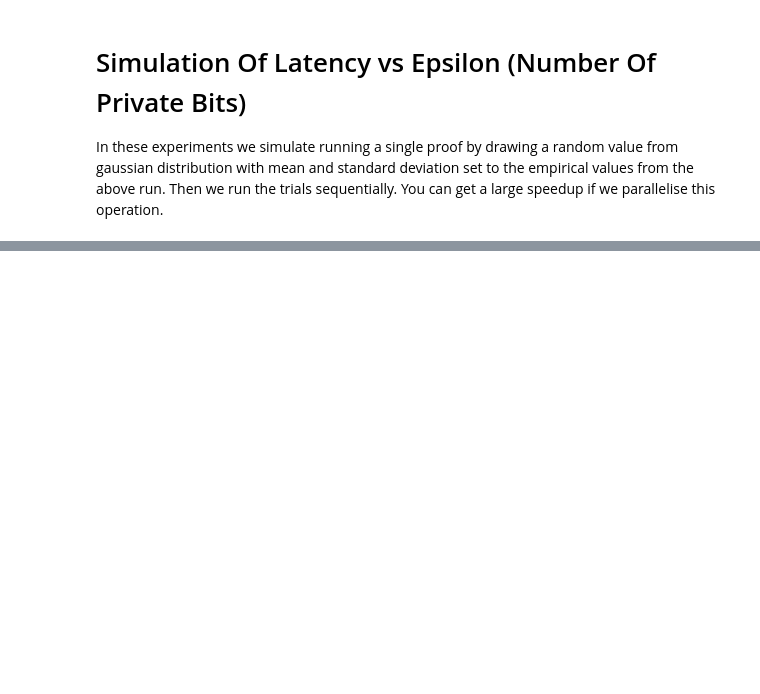
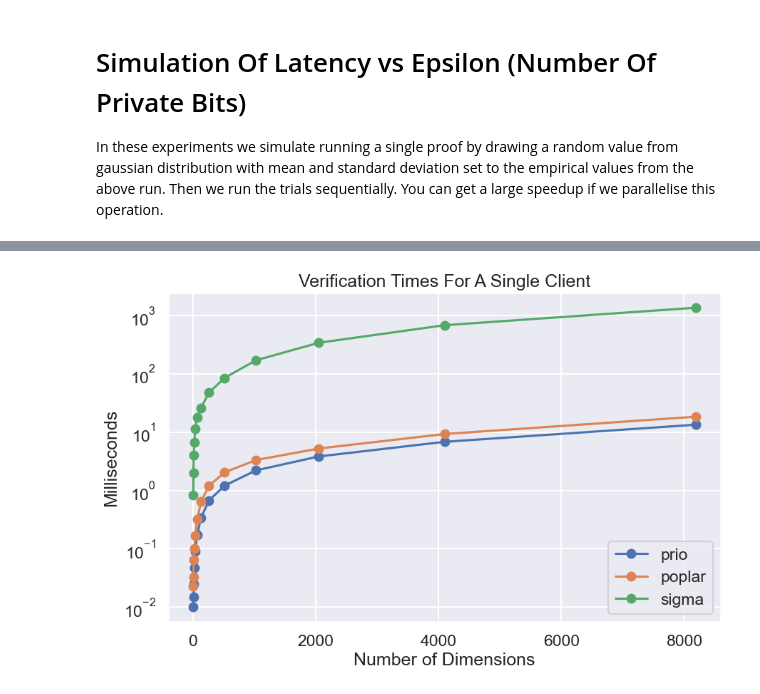
Before and after one commit to abiswas3/Verifiable-Differential-Privacy, a Jupyter notebook: Untitled.ipynb, the cells around one changed output, grey strips where cells are left out. Cells and saved outputs as stored; diff of their text form; code cells hidden in the pictures; blank space fills up the shorter version.

```diff
--- a/Untitled.ipynb
+++ b/Untitled.ipynb
@@ -109,0 +108,57 @@ dtype: float64
+# %%
+prio = {2:10,
+4:15,
+8:25,
+16:47,
+32:89,
+64:173,
+128:339,
+256:671,
+512:1208,
+1024:2209,
+2048:3831,
+4096:6822,
+8192:13428}
+
+
+poplar = {2:23,
+4:33,
+8:65,
+16:101,
+32:166,
+64:317,
+128:639,
+256:1200,
+512:2041,
+1024:3322,
+2048:5240,
+4096:9286,
+8192:18422
+}
+
+fiat_shamir_verification = {
+    2: 832,
+    4: 2018,
+    8: 4039,
+    16:6663,
+    32:11550,
+    64: 17890,
+    128: 26071,
+    256: 47506,
+    512: 85553,
+    1024: 171184,
+    2048: 342177,
+    4096: 683716,
+    8192: 1366779
+
+}
+
+df = pd.DataFrame({k: [prio[k]/10**3, poplar[k]/10**3, fiat_shamir_verification[k]/10**3] for k, v in prio.items()}, index=['prio', 'poplar', 'sigma']).T
+
+ax = df.plot(figsize=(10, 6), marker='o')
+ax.set_xlabel('Number of Dimensions')
+ax.set_ylabel('Milliseconds')
+ax.set_title('Verification Times For A Single Client');
+ax.set_yscale('log')
+# %% [output]
+[figure, added]
```
Also changed, not shown: parts of 10 cells of this notebook, 17 other files.
